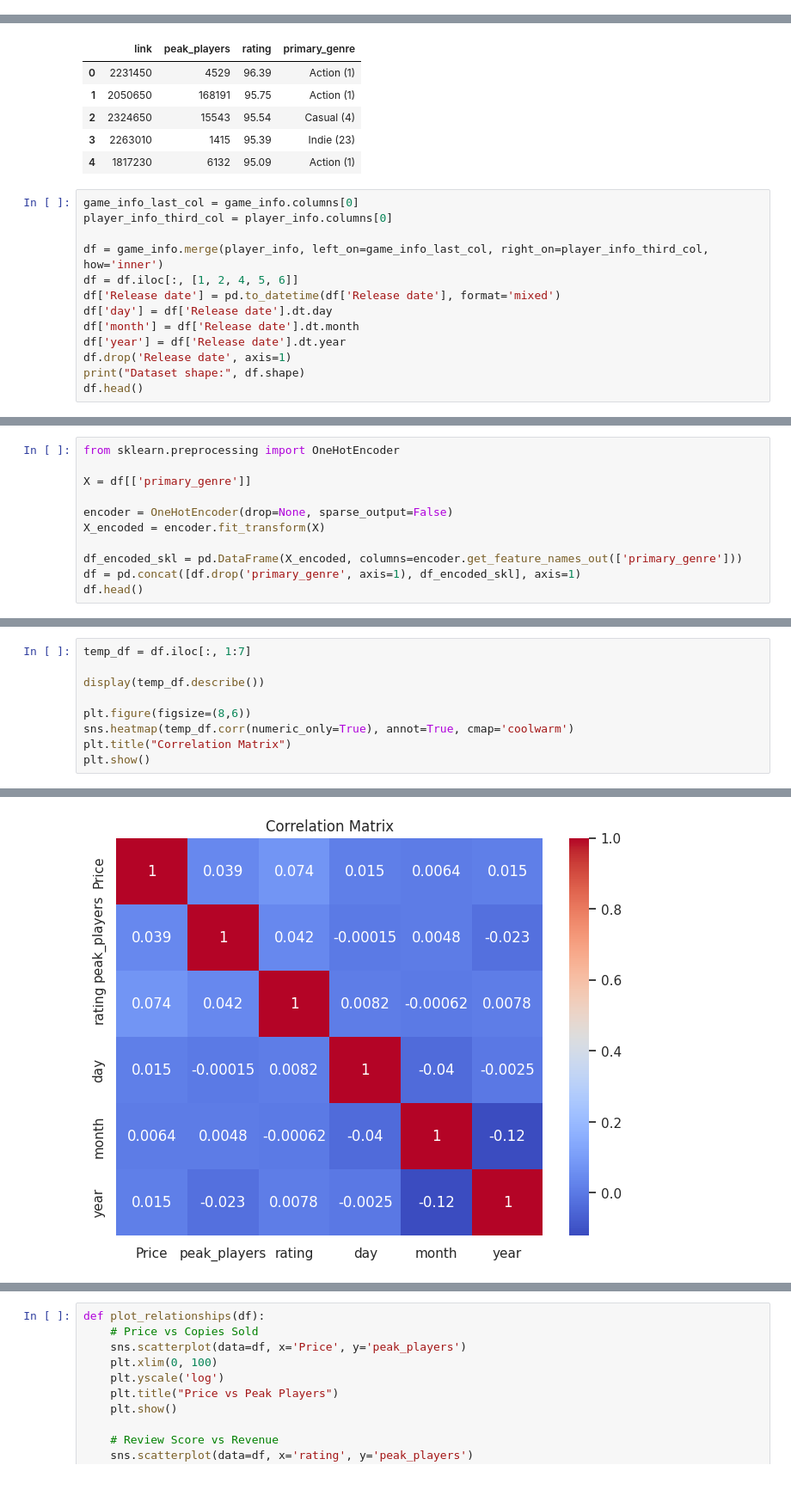
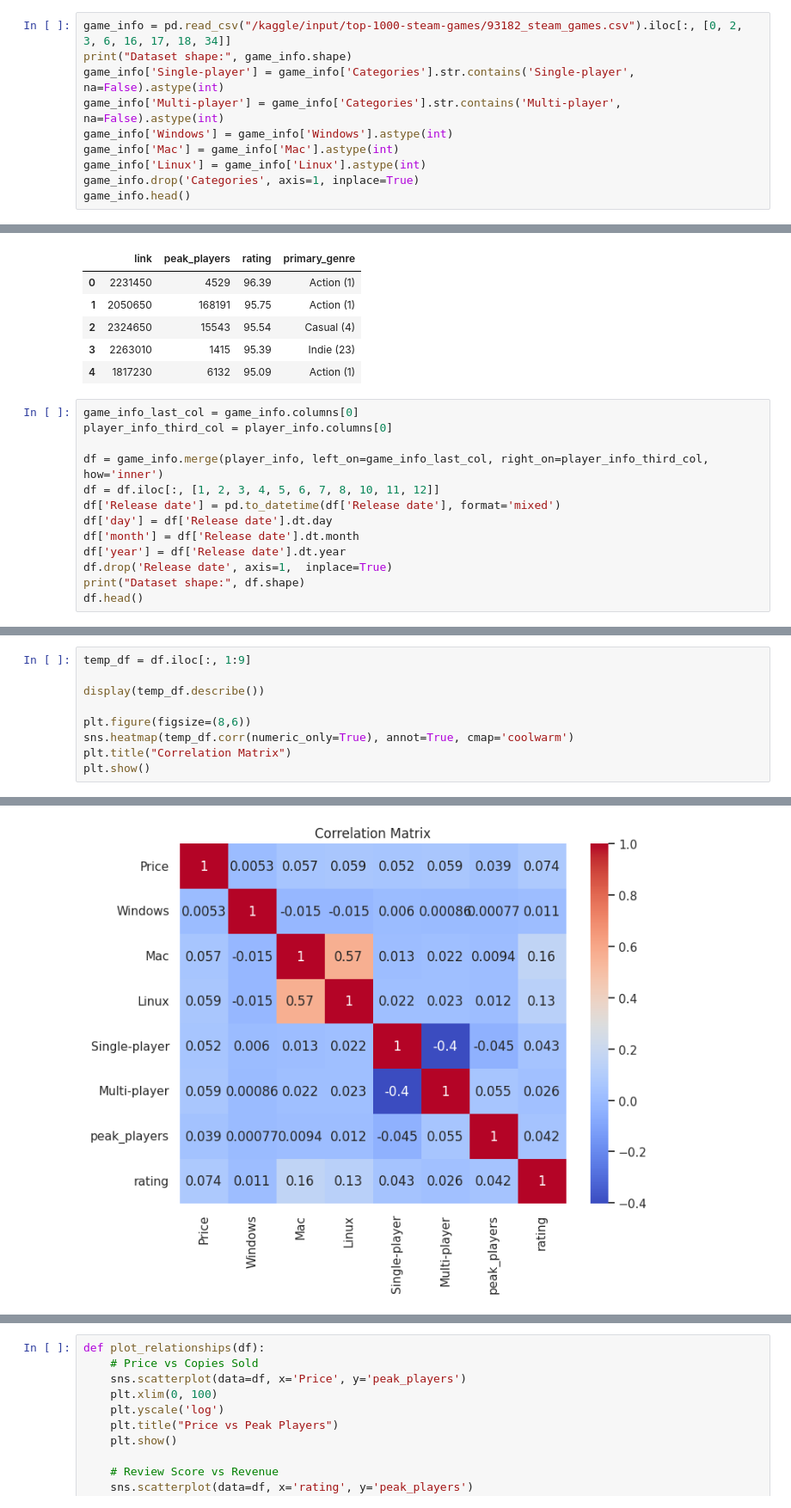
Before and after one commit to AustinBu/CS506-Project, a Jupyter notebook: 506-project.ipynb, the cells around one changed output, grey strips where cells are left out. Shown at 86% size. Cells and saved outputs as stored; diff of their text form; blank space fills up the shorter version.

```diff
--- a/506-project.ipynb
+++ b/506-project.ipynb
@@ -32,0 +20,10 @@ Columns (3,36) have mixed types. Specify dtype option on import or set low_memor
+# %%
+game_info = pd.read_csv("/kaggle/input/top-1000-steam-games/93182_steam_games.csv").iloc[:, [0, 2, 3, 6, 16, 17, 18, 34]]
+print("Dataset shape:", game_info.shape)
+game_info['Single-player'] = game_info['Categories'].str.contains('Single-player', na=False).astype(int)
+game_info['Multi-player'] = game_info['Categories'].str.contains('Multi-player', na=False).astype(int)
+game_info['Windows'] = game_info['Windows'].astype(int)
+game_info['Mac'] = game_info['Mac'].astype(int)
+game_info['Linux'] = game_info['Linux'].astype(int)
+game_info.drop('Categories', axis=1, inplace=True)
+game_info.head()
@@ -49,12 +54,12 @@ game_info_last_col = game_info.columns[0]
 player_info_third_col = player_info.columns[0]
 
 df = game_info.merge(player_info, left_on=game_info_last_col, right_on=player_info_third_col, how='inner')
-df = df.iloc[:, [1, 2, 4, 5, 6]]
+df = df.iloc[:, [1, 2, 3, 4, 5, 6, 7, 8, 10, 11, 12]]
 df['Release date'] = pd.to_datetime(df['Release date'], format='mixed')
 df['day'] = df['Release date'].dt.day
 df['month'] = df['Release date'].dt.month
 df['year'] = df['Release date'].dt.year
-df.drop('Release date', axis=1)
+df.drop('Release date', axis=1,  inplace=True)
 print("Dataset shape:", df.shape)
 df.head()
 # %% [output]
@@ -107,12 +108 @@ use_inf_as_na option is deprecated and will be removed in a future version. Conv
 [figure]
-# %%
-from sklearn.preprocessing import OneHotEncoder
-
-X = df[['primary_genre']]
-
-encoder = OneHotEncoder(drop=None, sparse_output=False)
-X_encoded = encoder.fit_transform(X)
-
-df_encoded_skl = pd.DataFrame(X_encoded, columns=encoder.get_feature_names_out(['primary_genre']))
-df = pd.concat([df.drop('primary_genre', axis=1), df_encoded_skl], axis=1)
-df.head()
@@ -121,5 +109,5 @@ KeyError: "None of [Index(['primary_genre'], dtype='object')] are in the [column
 # %%
-temp_df = df.iloc[:, 1:7]
+temp_df = df.iloc[:, 1:9]
 
 display(temp_df.describe())
 
@@ -140 +128 @@ plt.show()
-[figure, old version]
+[figure, new version]
```
Also changed, not shown: parts of 23 cells of this notebook, 6 other files.
